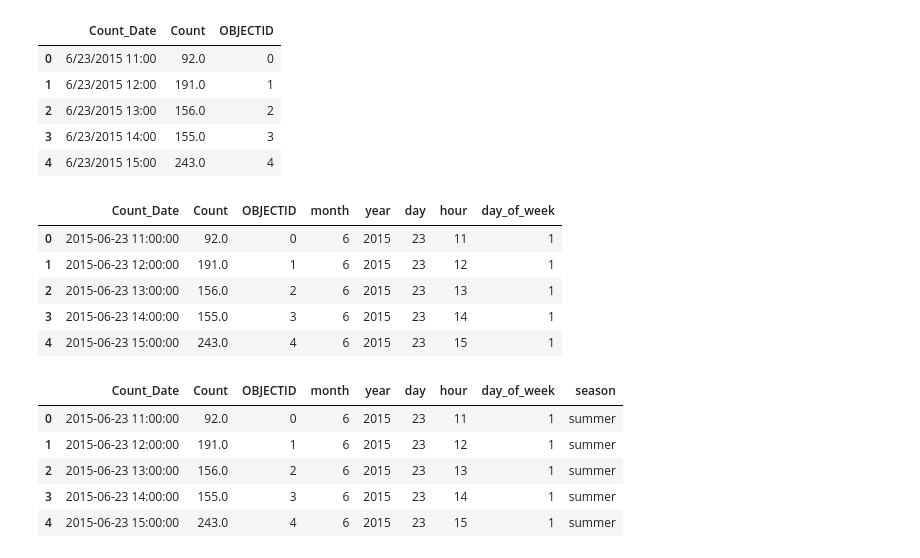
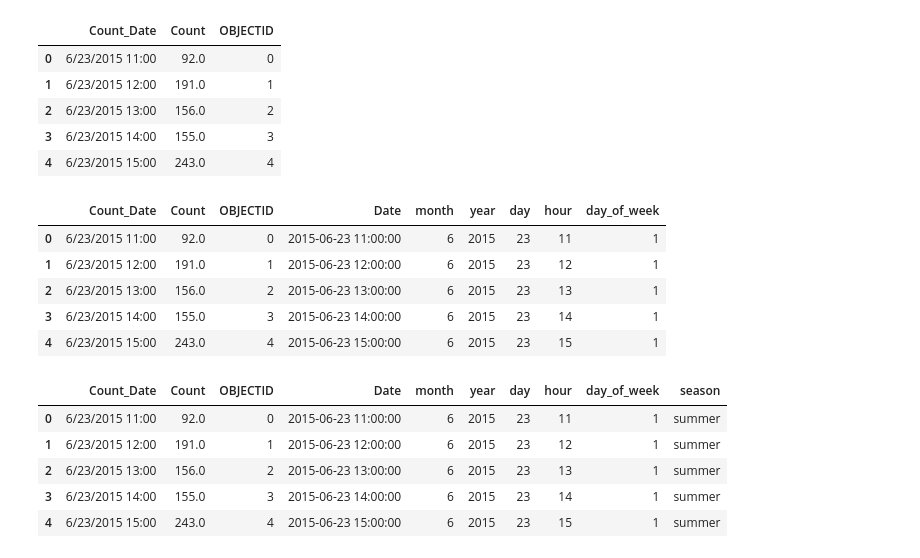
Before and after one commit to hchen549/CS638_2020F, a Jupyter notebook: Bikes and Covid-19.ipynb, the cells around one changed output. Drawn from its saved outputs; the diff is of its cells as text; code cells hidden in the pictures.

```diff
--- a/Bikes and Covid-19.ipynb
+++ b/Bikes and Covid-19.ipynb
@@ -30,21 +30,21 @@ bikes.head()
 | 3 | 6/23/2015 14:00 | 155.0 | 3 |
 | 4 | 6/23/2015 15:00 | 243.0 | 4 |
 # %%
-bikes["Count_Date"] = pd.to_datetime(bikes["Count_Date"])
-bikes["month"] = bikes.Count_Date.dt.month
-bikes["year"] = bikes.Count_Date.dt.year
-bikes["day"] = bikes.Count_Date.dt.day
-bikes["hour"] = bikes.Count_Date.dt.hour
-bikes["day_of_week"] = bikes.Count_Date.dt.dayofweek
+bikes["Date"] = pd.to_datetime(bikes["Count_Date"])
+bikes["month"] = bikes.Date.dt.month
+bikes["year"] = bikes.Date.dt.year
+bikes["day"] = bikes.Date.dt.day
+bikes["hour"] = bikes.Date.dt.hour
+bikes["day_of_week"] = bikes.Date.dt.dayofweek
 
 bikes.head()
 # %% [output]
-|  | Count_Date | Count | OBJECTID | month | year | day | hour | day_of_week |
-| 0 | 2015-06-23 11:00:00 | 92.0 | 0 | 6 | 2015 | 23 | 11 | 1 |
-| 1 | 2015-06-23 12:00:00 | 191.0 | 1 | 6 | 2015 | 23 | 12 | 1 |
-| 2 | 2015-06-23 13:00:00 | 156.0 | 2 | 6 | 2015 | 23 | 13 | 1 |
-| 3 | 2015-06-23 14:00:00 | 155.0 | 3 | 6 | 2015 | 23 | 14 | 1 |
-| 4 | 2015-06-23 15:00:00 | 243.0 | 4 | 6 | 2015 | 23 | 15 | 1 |
+|  | Count_Date | Count | OBJECTID | Date | month | year | day | hour | day_of_week |
+| 0 | 6/23/2015 11:00 | 92.0 | 0 | 2015-06-23 11:00:00 | 6 | 2015 | 23 | 11 | 1 |
+| 1 | 6/23/2015 12:00 | 191.0 | 1 | 2015-06-23 12:00:00 | 6 | 2015 | 23 | 12 | 1 |
+| 2 | 6/23/2015 13:00 | 156.0 | 2 | 2015-06-23 13:00:00 | 6 | 2015 | 23 | 13 | 1 |
+| 3 | 6/23/2015 14:00 | 155.0 | 3 | 2015-06-23 14:00:00 | 6 | 2015 | 23 | 14 | 1 |
+| 4 | 6/23/2015 15:00 | 243.0 | 4 | 2015-06-23 15:00:00 | 6 | 2015 | 23 | 15 | 1 |
 # %%
 def map_season(x):
     if x < 3 or x > 11:
@@ -59,12 +59,12 @@ def map_season(x):
 bikes["season"] = bikes["month"].apply(map_season)
 bikes.head()
 # %% [output]
-|  | Count_Date | Count | OBJECTID | month | year | day | hour | day_of_week | season |
-| 0 | 2015-06-23 11:00:00 | 92.0 | 0 | 6 | 2015 | 23 | 11 | 1 | summer |
-| 1 | 2015-06-23 12:00:00 | 191.0 | 1 | 6 | 2015 | 23 | 12 | 1 | summer |
-| 2 | 2015-06-23 13:00:00 | 156.0 | 2 | 6 | 2015 | 23 | 13 | 1 | summer |
-| 3 | 2015-06-23 14:00:00 | 155.0 | 3 | 6 | 2015 | 23 | 14 | 1 | summer |
-| 4 | 2015-06-23 15:00:00 | 243.0 | 4 | 6 | 2015 | 23 | 15 | 1 | summer |
+|  | Count_Date | Count | OBJECTID | Date | month | year | day | hour | day_of_week | season |
+| 0 | 6/23/2015 11:00 | 92.0 | 0 | 2015-06-23 11:00:00 | 6 | 2015 | 23 | 11 | 1 | summer |
+| 1 | 6/23/2015 12:00 | 191.0 | 1 | 2015-06-23 12:00:00 | 6 | 2015 | 23 | 12 | 1 | summer |
+| 2 | 6/23/2015 13:00 | 156.0 | 2 | 2015-06-23 13:00:00 | 6 | 2015 | 23 | 13 | 1 | summer |
+| 3 | 6/23/2015 14:00 | 155.0 | 3 | 2015-06-23 14:00:00 | 6 | 2015 | 23 | 14 | 1 | summer |
+| 4 | 6/23/2015 15:00 | 243.0 | 4 | 2015-06-23 15:00:00 | 6 | 2015 | 23 | 15 | 1 | summer |
 # %%
 bikes_2019 = bikes[bikes['year'] == 2019]
 bikes_2020 = bikes[bikes['year'] == 2020]
```
Also changed, not shown: parts of 14 cells of this notebook.
